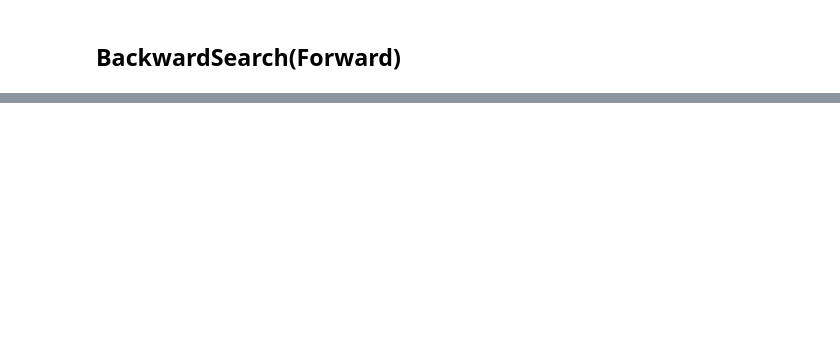
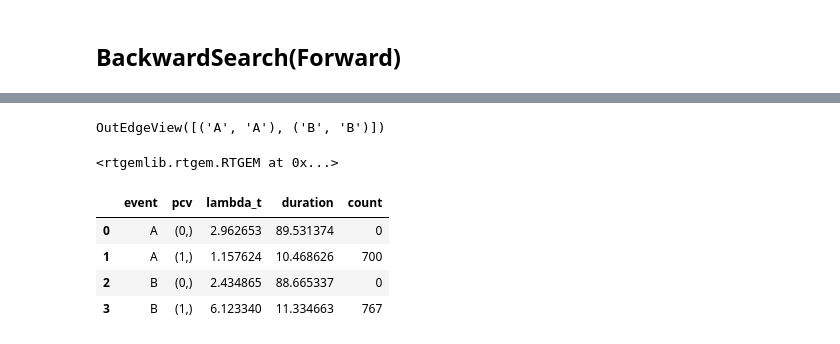
Before and after one commit to mok33/GMEs_experiments, a Jupyter notebook: RTGEM_L.ipynb, the cells around one changed output, grey strips where cells are left out. Cells and saved outputs as stored; diff of their text form; code cells hidden in the pictures; blank space fills up the shorter version.

```diff
--- a/RTGEM_L.ipynb
+++ b/RTGEM_L.ipynb
@@ -265,12 +269,10 @@ forward_model = copy.deepcopy(model)
 # %% [markdown]
 ## BackwardSearch(Forward)
 # %%
-model = set_nodes_timeseries(model, data)
-model = set_nodes_parents_counts(model, model.dpd_graph.nodes, t_max)
-set_pcv_lambda_t(model, data, t_max)
+initModelFromData(model=model, observed_data=data, t_max=t_max)
+count_duration_df = get_count_duration_df(model=model, data=data, t_max=t_max)
 
-lambdas_count_duration_df = get_count_duration_df(data, model, t_max)
-
+count_duration_df = mle_lambdas(model, count_duration_df)
 LogL = compute_logLikelihood(lambdas_count_duration_df)
 log_td = np.log(t_max)
 
@@ -358,0 +361,18 @@ iteration number: 17: scoreBIC = 6996.154825792797
+# %%
+model.dpd_graph.edges
+# %% [output]
+OutEdgeView([('A', 'A'), ('B', 'B')])
+# %%
+initModelFromData(model=model, observed_data=data, t_max=t_max)
+# %% [output]
+<rtgemlib.rtgem.RTGEM at 0x...>
+# %%
+count_duration_df = get_count_duration_df(model=model, data=data, t_max=t_max)
+# %%
+count_duration_df
+# %% [output]
+|  | event | pcv | lambda_t | duration | count |
+| 0 | A | (0,) | 2.962653 | 89.531374 | 0 |
+| 1 | A | (1,) | 1.157624 | 10.468626 | 700 |
+| 2 | B | (0,) | 2.434865 | 88.665337 | 0 |
+| 3 | B | (1,) | 6.123340 | 11.334663 | 767 |
```
Also changed, not shown: parts of 30 cells of this notebook, 3 other files.
